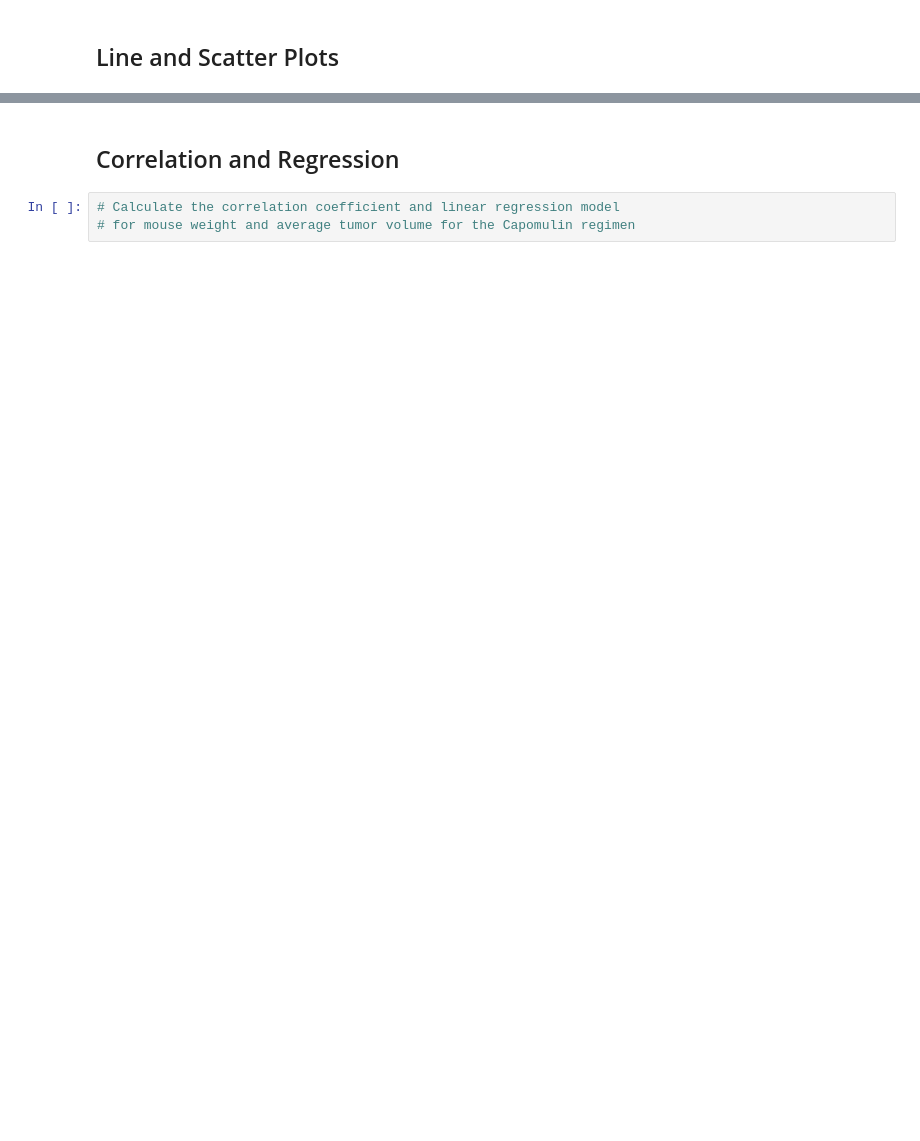
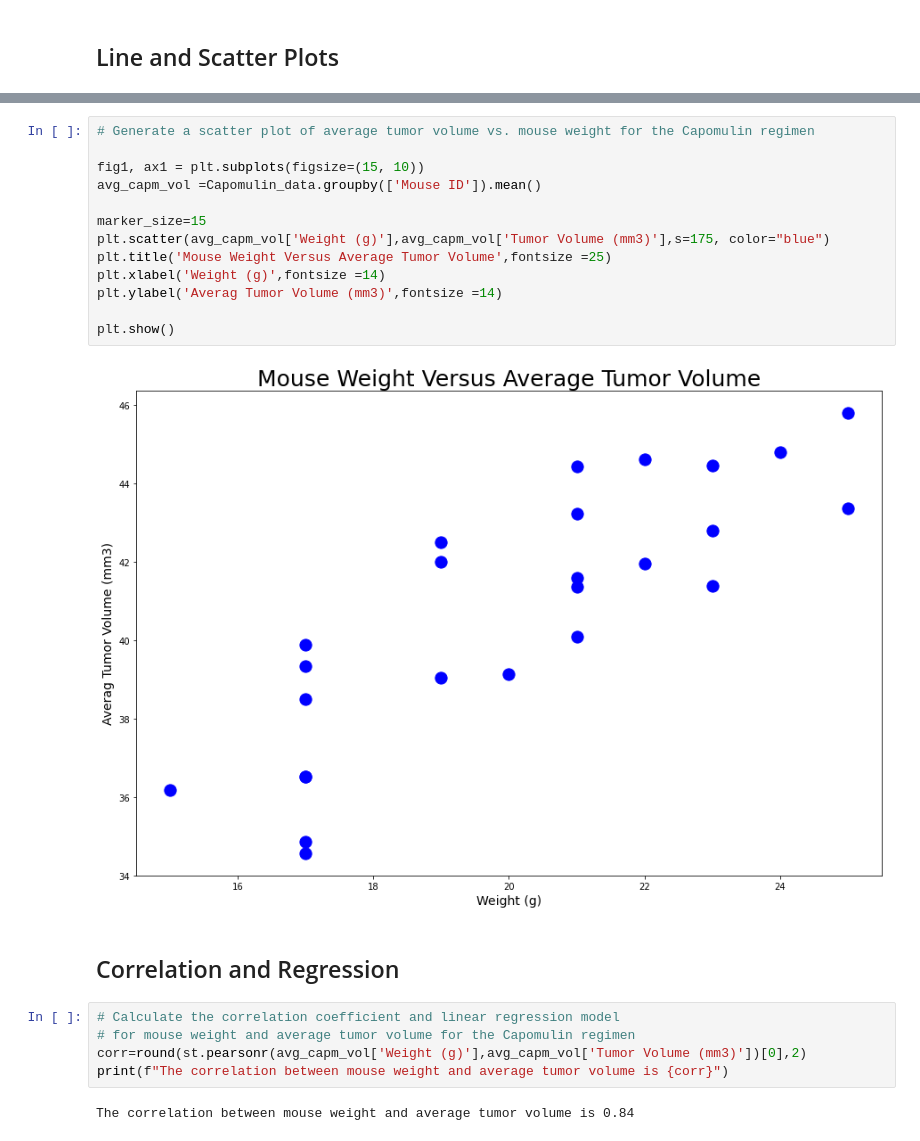
Before and after one commit to ParasAlex/Matplotlib-HW, a Jupyter notebook: MatplotlibHW.ipynb, the cells around one changed output, grey strips where cells are left out. Saved outputs shown, nothing was run; the diff lists cells and outputs as text; blank space fills up the shorter version.

```diff
--- a/MatplotlibHW.ipynb
+++ b/MatplotlibHW.ipynb
@@ -276,5 +345,24 @@ Ceftamin_merge = pd.merge(Ceftamin_df, complete_clinical_data, on=("Mouse ID","T
+# %%
+# Generate a scatter plot of average tumor volume vs. mouse weight for the Capomulin regimen
+
+fig1, ax1 = plt.subplots(figsize=(15, 10))
+avg_capm_vol =Capomulin_data.groupby(['Mouse ID']).mean()
+
+marker_size=15
+plt.scatter(avg_capm_vol['Weight (g)'],avg_capm_vol['Tumor Volume (mm3)'],s=175, color="blue")
+plt.title('Mouse Weight Versus Average Tumor Volume',fontsize =25)
+plt.xlabel('Weight (g)',fontsize =14)
+plt.ylabel('Averag Tumor Volume (mm3)',fontsize =14)
+
+plt.show()
+# %% [output]
+[figure, added]
 # %% [markdown]
 ## Correlation and Regression
 # %%
 # Calculate the correlation coefficient and linear regression model
 # for mouse weight and average tumor volume for the Capomulin regimen
+corr=round(st.pearsonr(avg_capm_vol['Weight (g)'],avg_capm_vol['Tumor Volume (mm3)'])[0],2)
+print(f"The correlation between mouse weight and average tumor volume is {corr}")
+# %% [output]
+The correlation between mouse weight and average tumor volume is 0.84
```
Also changed, not shown: parts of 10 cells of this notebook.
